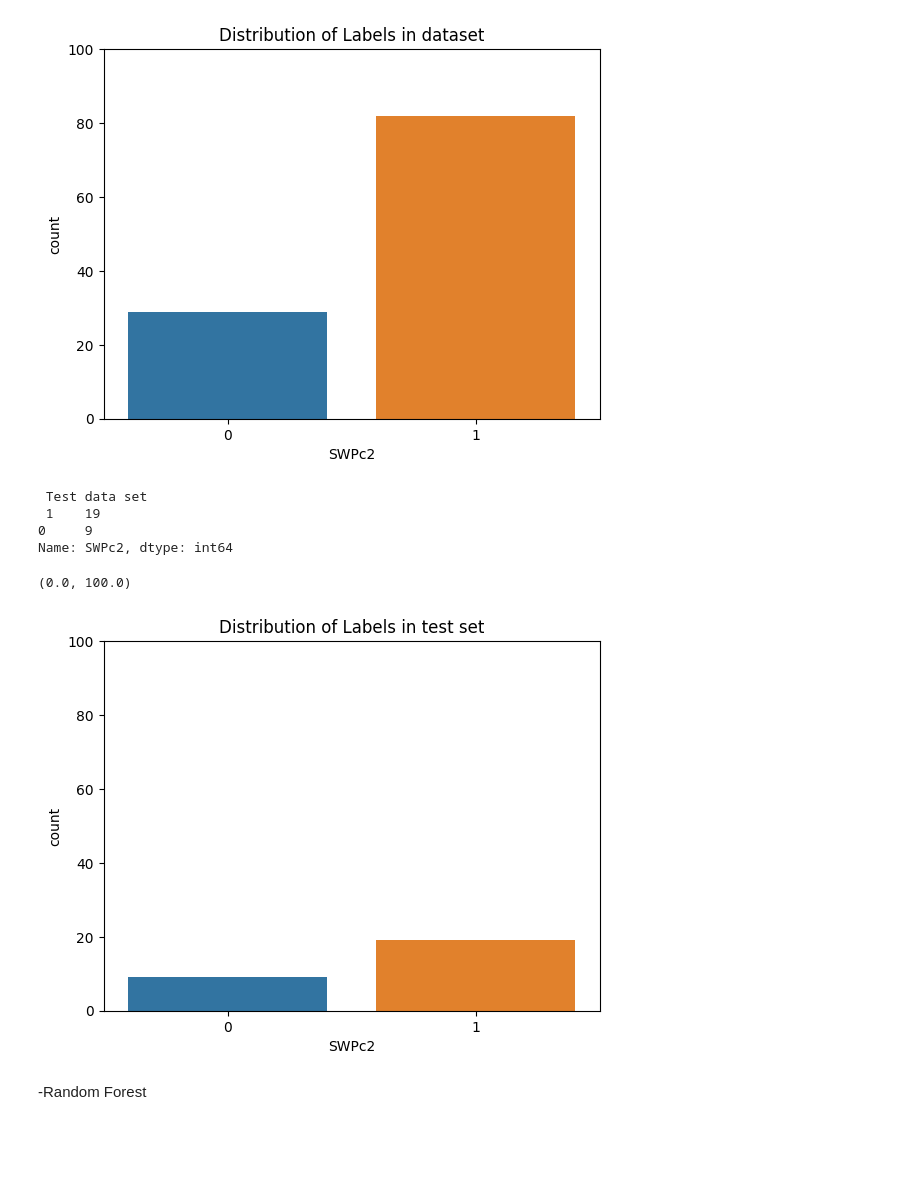
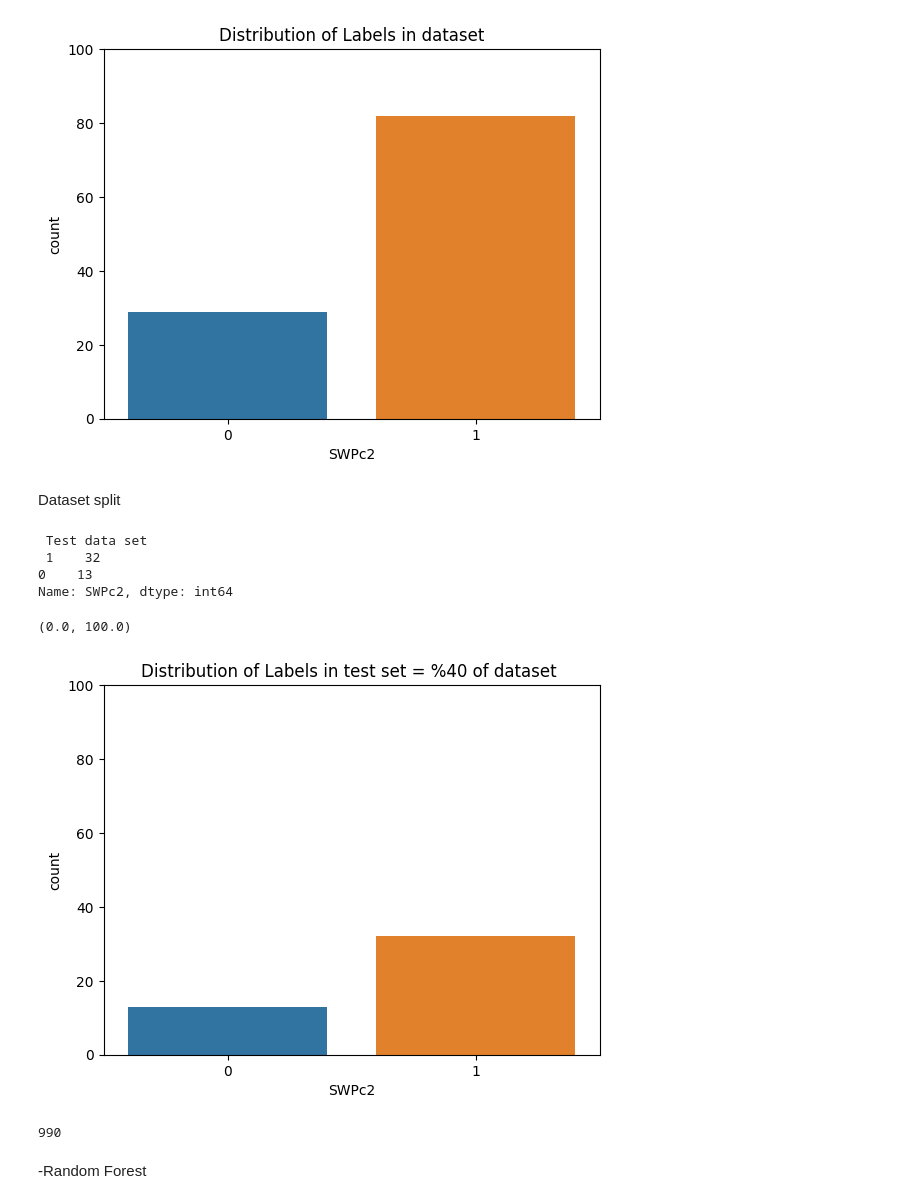
Before and after one commit to mehradmrt/A_Orchard_Data_Analysis, a Jupyter notebook: src_data_analysis/ML_algorithms_1.ipynb, the cells around one changed output. Cells and saved outputs as stored; diff of their text form; code cells hidden in the pictures; blank space fills up the shorter version.

```diff
--- a/src_data_analysis/ML_algorithms_1.ipynb
+++ b/src_data_analysis/ML_algorithms_1.ipynb
@@ -89,6 +88,6 @@ sns.heatmap(abs(corrs),square=True,vmax=1)
 # %%
-# mdf = mdf.drop(['LCI median','NDVI median','GNDVI median', 'leaf_temp','OSAVI median'], axis=1)
-mdf = mdf.drop(['leaf_temp'], axis=1)
+# # mdf = mdf.drop(['LCI median','NDVI median','GNDVI median', 'leaf_temp','OSAVI median'], axis=1)
+# mdf = mdf.drop(['LCI median', 'OSAVI median' , 'GNDVI median' ,'NDVI median' ,'Pmax','Pmin','RHmin','RHmax','Tmin','Tmean'], axis=1)
 corrs = mdf.corr()
 f , ax = plt.subplots(figsize=(5,5))
 sns.heatmap(abs(corrs),square=True,vmax=1)
@@ -132,33 +131,42 @@ plt.ylim(None,100)
 Name: SWPc2, dtype: int64
 (0.0, 100.0)
 [figure]
+# %% [markdown]
+Dataset split
 # %%
 X = mdf.drop('SWP',axis=1)
 y = main['SWPc2']
-X_train, X_test, y_train, y_test = train_test_split(X, y, test_size = 0.25, \
+test_size = 0.4
+num_features_to_select = 4
+cv=10
+skf = StratifiedKFold(n_splits=cv, shuffle=True, random_state=42)
+
+X_train, X_test, y_train, y_test = train_test_split(X, y, test_size = test_size, \
                                                     random_state = 42)
-sc = StandardScaler()
-X_train = sc.fit_transform(X_train)
-X_test = sc.fit_transform(X_test)
+# sc = StandardScaler()
+# X_train = sc.fit_transform(X_train)
+# X_test = sc.transform(X_test)
 
 feature_names = mdf.columns[:-1].to_numpy()
-num_features_to_select = 5
-cv=10
+
 
 print('\n Test data set \n',y_test.value_counts())
 sns.countplot(x=y_test)
-plt.title("Distribution of Labels in test set")
+plt.title("Distribution of Labels in test set = %{} of dataset ".format(int(test_size*100)))
 plt.ylim(None,100)
 # %% [output]
  Test data set
- 1    19
-0     9
+ 1    32
+0    13
 Name: SWPc2, dtype: int64
 (0.0, 100.0)
-[figure, old version]
+[figure, new version]
 # %%
 # pca = PCA(n_components=5)
 # X = pca.fit(X).transform(X)
+np.size(X_train)
+# %% [output]
+990
 # %% [markdown]
 -Random Forest
 # %%
```
Also changed, not shown: parts of 30 cells of this notebook, 5 other files.
